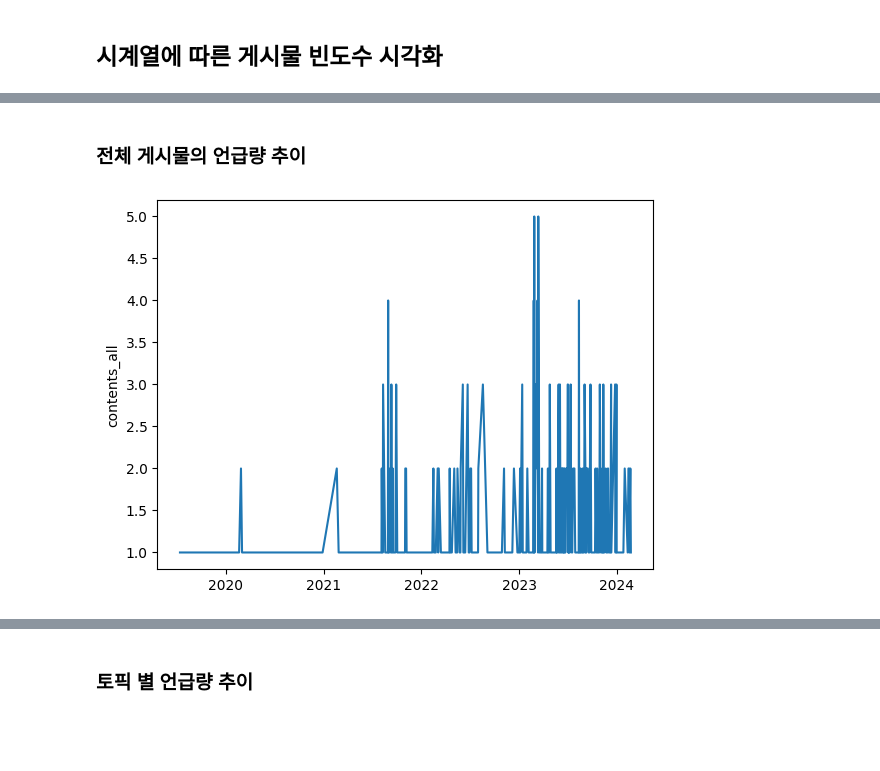
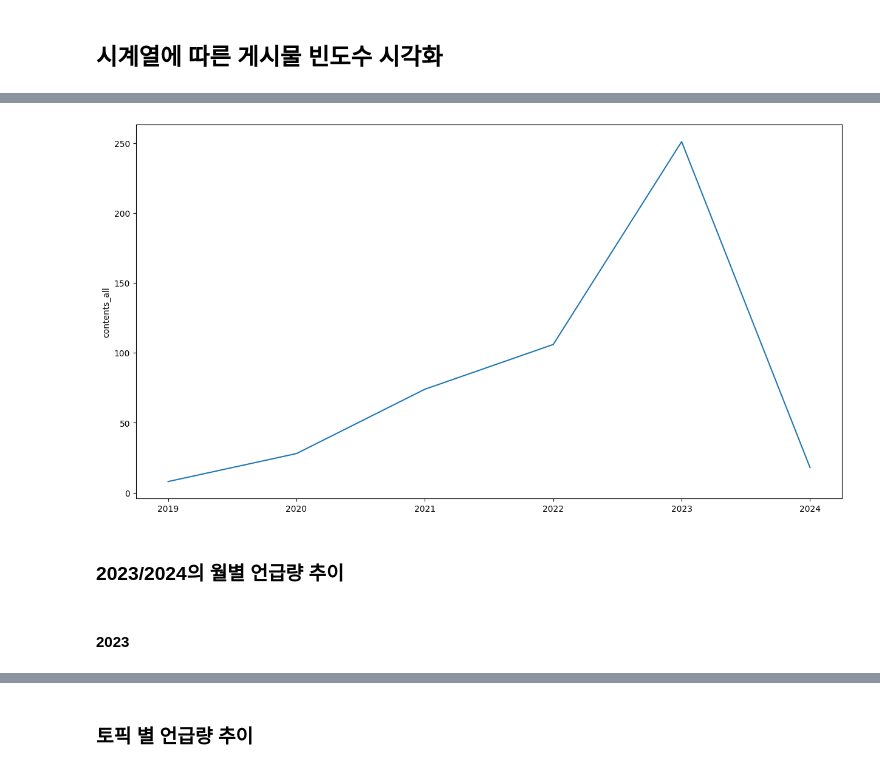
Before and after one commit to kdj0712/teamKim1, a Jupyter notebook: data/dcinside.ipynb, the cells around one changed output, grey strips where cells are left out. Cells and saved outputs as stored; diff of their text form; code cells hidden in the pictures; blank space fills up the shorter version.

```diff
--- a/data/dcinside.ipynb
+++ b/data/dcinside.ipynb
@@ -40,3 +38,7 @@ len(comments)
+# %%
+comments = []
+for x in range(53):
+    comments.append(f'comment[{x}]')
 # %%
 df_dc['comments'] = df_dc['comment[0]']
 for x in range(1,len(comments)) :
@@ -281,3 +282,3 @@ Index(['date', 'up', 'down', 'contents_all', 'comments'], dtype='object')
 # %%
 df_dc['date'] = pd.to_datetime(df_dc['date'])
-df_dc['date'] = df_dc['date'].dt.date
+df_dc['date_datetime_year'] = df_dc['date'].dt.year
@@ -284,7 +287,7 @@ df_dc['date'] = df_dc['date'].dt.date
 # %%
 pivot_table_by_date = pd.pivot_table(data=df_dc,
                values='contents_all',
-               index='date',
+               index='date_datetime',
                aggfunc='count')
 pivot_table_by_date
 # %% [output]
@@ -305,12 +302,13 @@ pivot_table_by_date
 # %%
 list_datetime = pivot_table_by_date.index.tolist()
-# %% [markdown]
-### 전체 게시물의 언급량 추이
 # %%
 import matplotlib.pyplot as plt
 import matplotlib as mpl
 import seaborn as sns
+plt.figure(figsize=(15, 8))
 sns.lineplot(data=pivot_table_by_date, x=list_datetime, y='contents_all')
 plt.show()
 # %% [output]
-[figure, old version]
+[figure, new version]
+# %% [markdown]
+### 2023/2024의 월별 언급량 추이
@@ -316,0 +319,2 @@ plt.show()
+# %% [markdown]
+#### 2023
```
Also changed, not shown: parts of 33 cells of this notebook, 1 other file.
